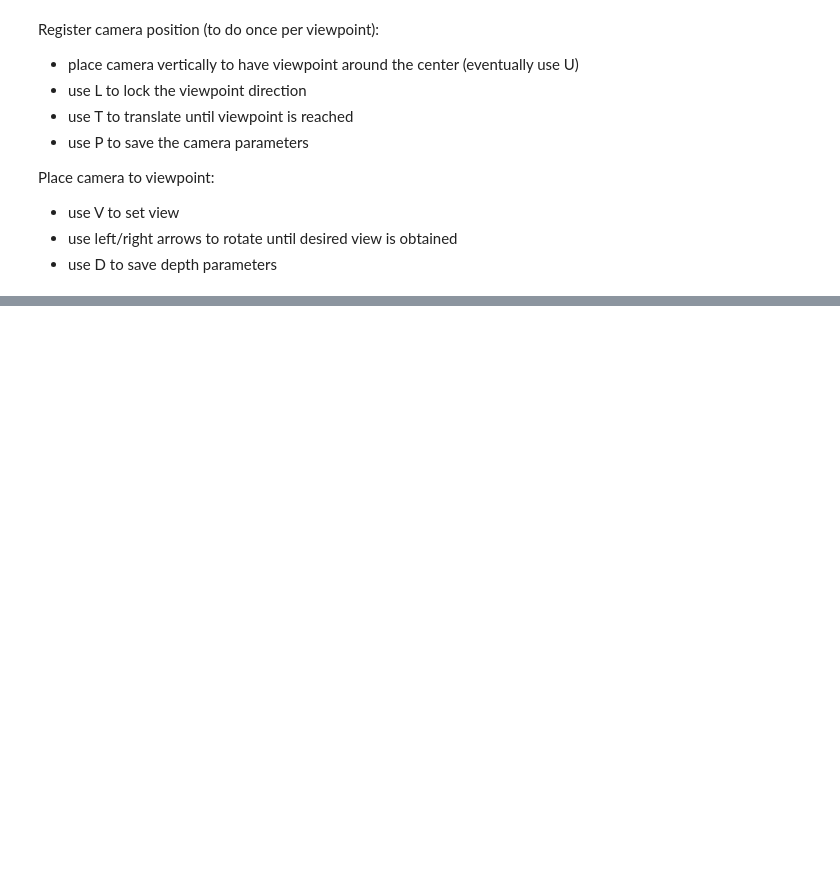
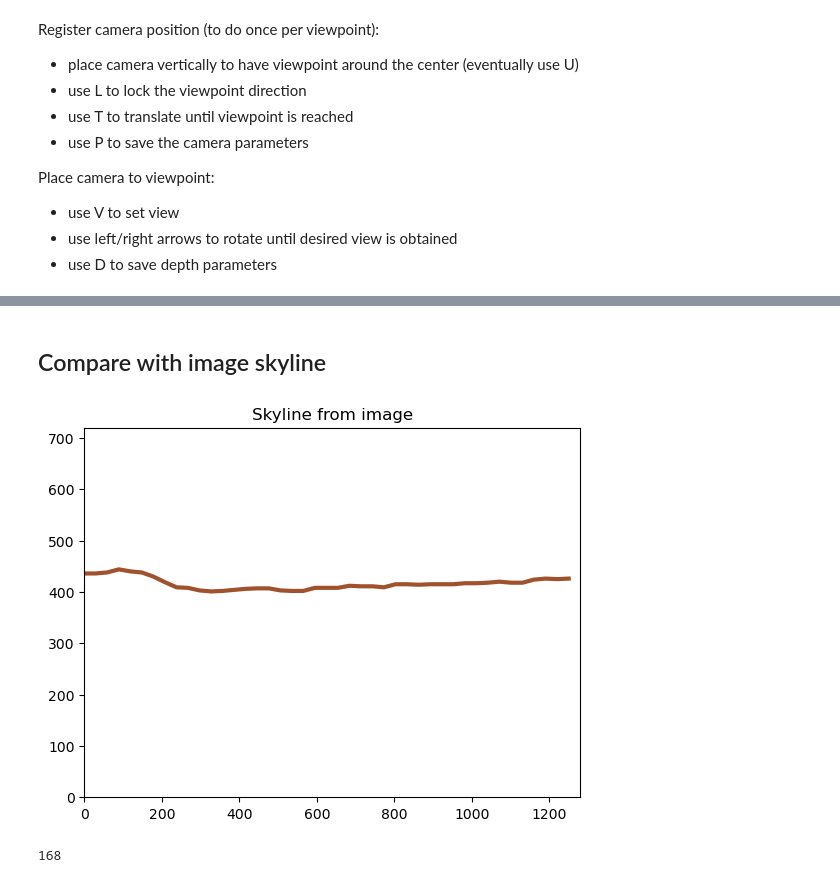
Before and after one commit to pyronear/smoke-localization, a Jupyter notebook: lidar/visualize_terrain.ipynb, the cells around one changed output, grey strips where cells are left out. Drawn from its saved outputs; the diff is of its cells as text; code cells hidden in the pictures; blank space fills up the shorter version.

```diff
--- a/lidar/visualize_terrain.ipynb
+++ b/lidar/visualize_terrain.ipynb
@@ -116,0 +91,15 @@ Image saved at ./data/plots/skyline_terrain.png
+# %% [markdown]
+## Compare with image skyline
+# %%
+fov = 43 # field of view
+image_skyline = load.load_skyline('data/horizon/horizon_contour.npy', fov, width, height, plot=True)
+# %% [output]
+[figure, added]
+# %%
+# cross correlation between reference signal (panoramic skyline) and shifted/noisy signal (skyline from image)
+cc = np.correlate(skyline, image_skyline, "same")
+# Argmax of cross correlation is the best matching azimuth
+azimuth = np.argmax(cc)
+azimuth
+# %% [output]
+168
```
Also changed, not shown: parts of 22 cells of this notebook, 6 other files.
